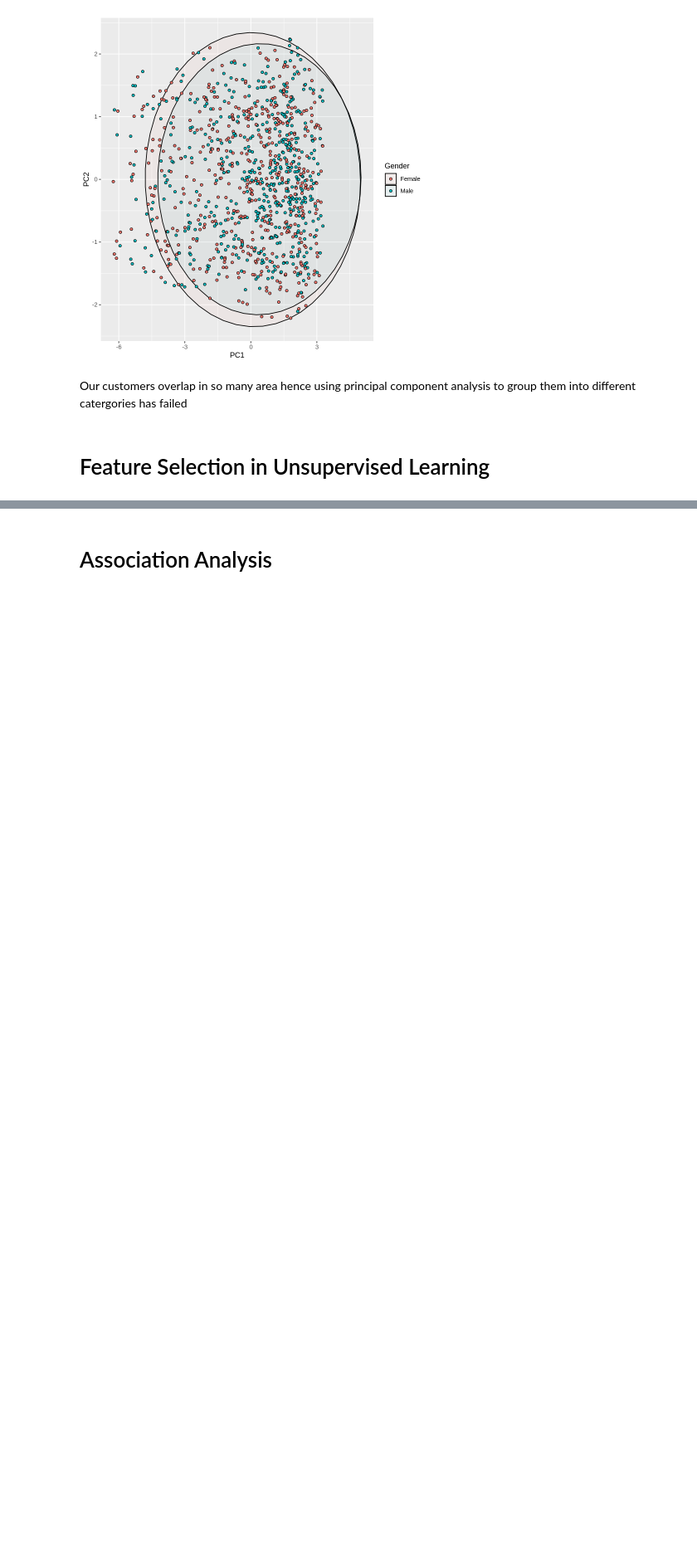
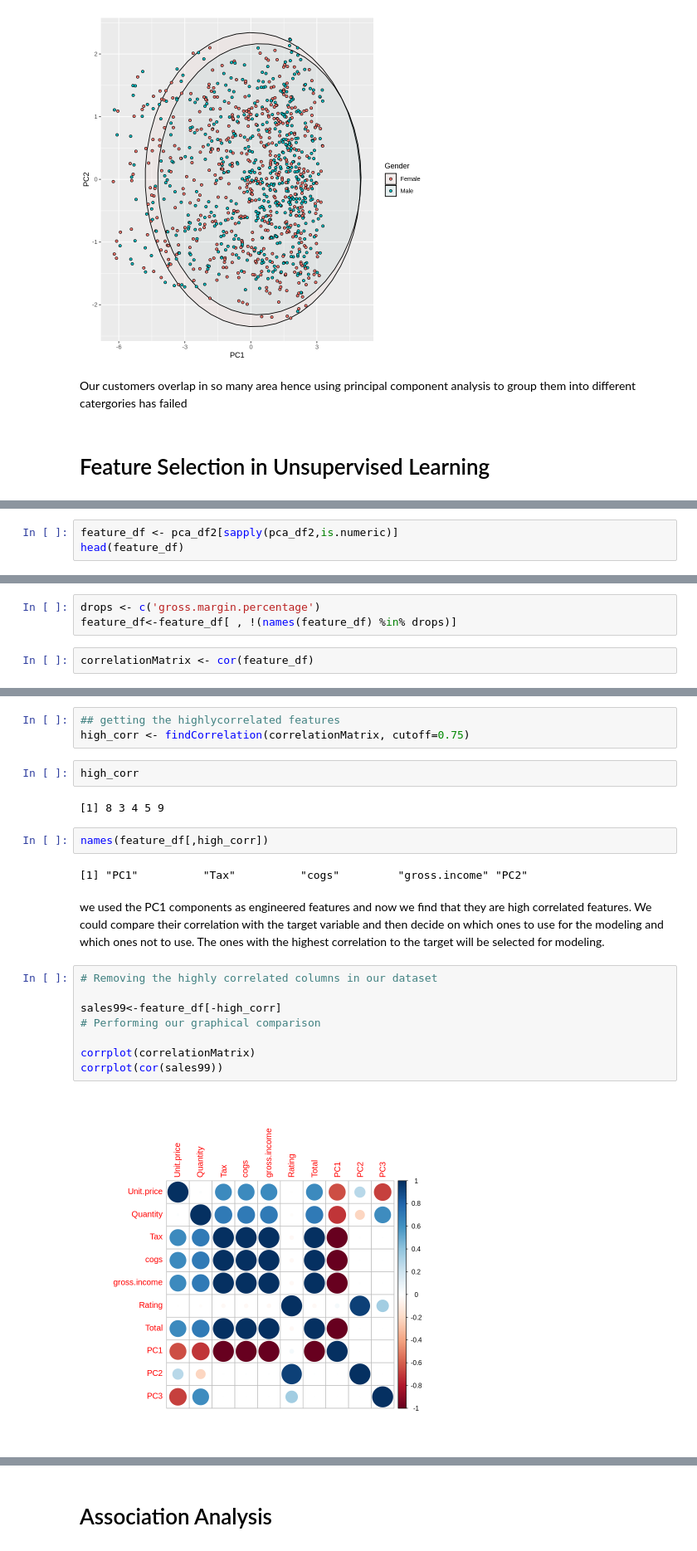
Before and after one commit to UnplugCharger/week-14, a Jupyter notebook: WEEK_14.ipynb, the cells around one changed output, grey strips where cells are left out. Shown at 83% size. Drawn from its saved outputs; the diff is of its cells as text; blank space fills up the shorter version.

```diff
--- a/WEEK_14.ipynb
+++ b/WEEK_14.ipynb
@@ -176,0 +179,3 @@ Our customers overlap in so many area hence using principal component analysis t
+# %%
+feature_df <- pca_df2[sapply(pca_df2,is.numeric)]
+head(feature_df)
@@ -176,0 +198,5 @@ Our customers overlap in so many area hence using principal component analysis t
+# %%
+drops <- c('gross.margin.percentage')
+feature_df<-feature_df[ , !(names(feature_df) %in% drops)]
+# %%
+correlationMatrix <- cor(feature_df)
@@ -176,0 +218,23 @@ Our customers overlap in so many area hence using principal component analysis t
+# %%
+## getting the highlycorrelated features
+high_corr <- findCorrelation(correlationMatrix, cutoff=0.75)
+# %%
+high_corr
+# %% [output]
+[1] 8 3 4 5 9
+# %%
+names(feature_df[,high_corr])
+# %% [output]
+[1] "PC1"          "Tax"          "cogs"         "gross.income" "PC2"
+# %% [markdown]
+we used the PC1 components as engineered features and now we find that they are high correlated features. We could  compare their correlation with the target variable and then decide on which ones to use for the modeling and which ones not to use. The ones with the highest correlation to the target will be selected for modeling.
+# %%
+# Removing the highly correlated columns in our dataset
+
+sales99<-feature_df[-high_corr]
+# Performing our graphical comparison
+
+corrplot(correlationMatrix)
+corrplot(cor(sales99))
+# %% [output]
+[figure, added]
```
Also changed, not shown: parts of 9 cells of this notebook.
